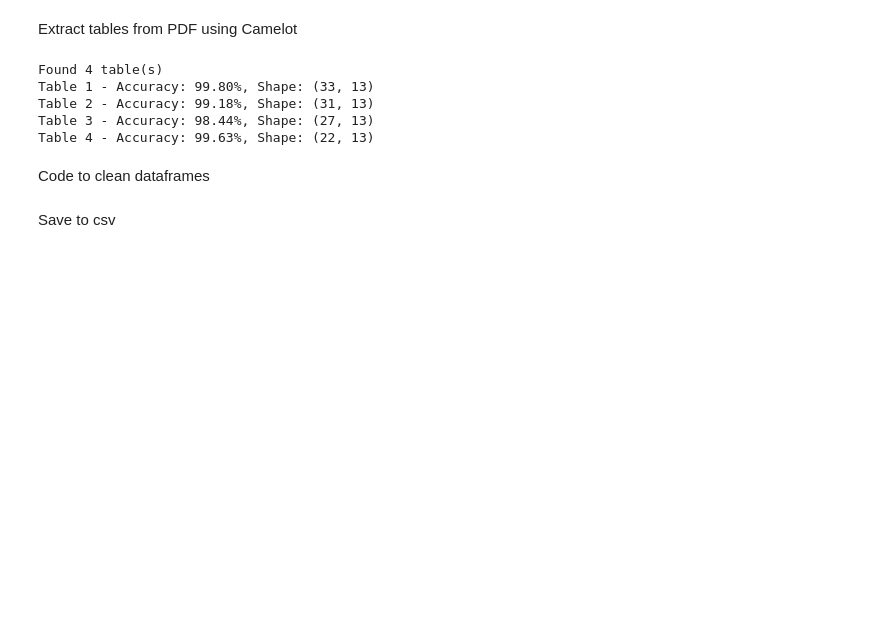
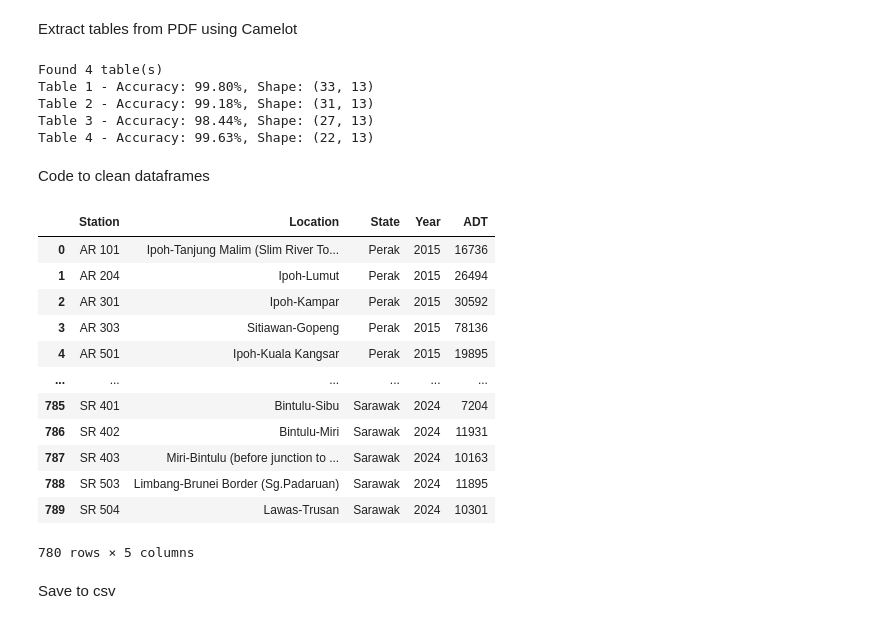
Before and after one commit to NotHLee/FIT3179_A2, a Jupyter notebook: data/cleaning.ipynb, the cells around one changed output. Drawn from its saved outputs; the diff is of its cells as text; code cells hidden in the pictures; blank space fills up the shorter version.

```diff
--- a/data/cleaning.ipynb
+++ b/data/cleaning.ipynb
@@ -266,23 +266,45 @@ def clean_data(df):
 # %%
 # clean each dataframe
 cleaned_dfs = [clean_data(df) for df in dfs]
 
 # Merge in wide format (easier to align on common columns like State, Station)
 merged_df = pd.concat(cleaned_dfs, ignore_index=True)
 
 # remove BIL column and use natural index
 merged_df = merged_df.drop(columns=[merged_df.columns[0]])
 
 # Then melt to long format
 melted_df = merged_df.melt(
     id_vars=['STESEN', 'LOKASI', 'State'],  # adjust column names
     var_name='Year',
     value_name='ADT',
     value_vars=['2015', '2016', '2017', '2018', '2019', '2020', '2021', '2022', '2023', '2024']  # adjust year columns
 )
 
 # rename STESEN to Station and LOKASI to Location
 melted_df = melted_df.rename(columns={'STESEN': 'Station', 'LOKASI': 'Location'})
+
+# remove station = WR103
+melted_df = melted_df[melted_df['Station'] != 'WR 103']
+
+# convert ADT to numeric, removing commas
+melted_df['ADT'] = pd.to_numeric(melted_df['ADT'].str.replace(',', ''), errors='coerce')
+
+melted_df
+# %% [output]
+|  | Station | Location | State | Year | ADT |
+| 0 | AR 101 | Ipoh-Tanjung Malim (Slim River To... | Perak | 2015 | 16736 |
+| 1 | AR 204 | Ipoh-Lumut | Perak | 2015 | 26494 |
+| 2 | AR 301 | Ipoh-Kampar | Perak | 2015 | 30592 |
+| 3 | AR 303 | Sitiawan-Gopeng | Perak | 2015 | 78136 |
+| 4 | AR 501 | Ipoh-Kuala Kangsar | Perak | 2015 | 19895 |
+| ... | ... | ... | ... | ... | ... |
+| 785 | SR 401 | Bintulu-Sibu | Sarawak | 2024 | 7204 |
+| 786 | SR 402 | Bintulu-Miri | Sarawak | 2024 | 11931 |
+| 787 | SR 403 | Miri-Bintulu (before junction to ... | Sarawak | 2024 | 10163 |
+| 788 | SR 503 | Limbang-Brunei Border (Sg.Padaruan) | Sarawak | 2024 | 11895 |
+| 789 | SR 504 | Lawas-Trusan | Sarawak | 2024 | 10301 |
+780 rows × 5 columns
 # %% [markdown]
 Save to csv
 # %%
```
Also changed, not shown: parts of 3 cells of this notebook, 20 other files.
